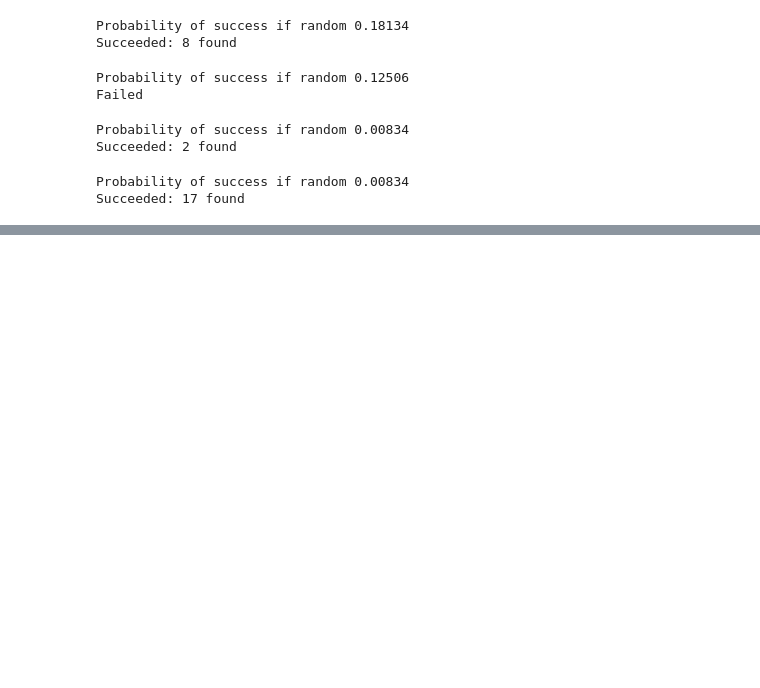
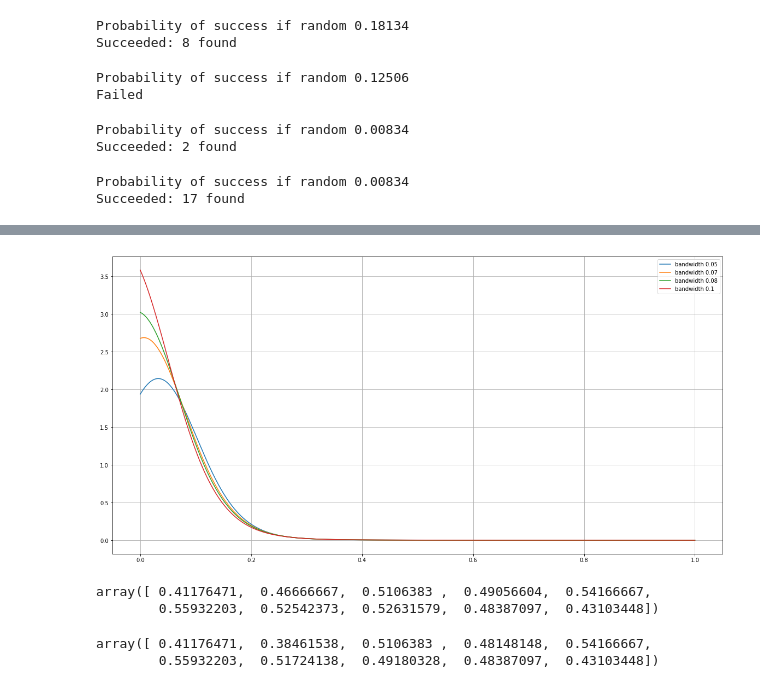
Before and after one commit to owatson/PenalizedPrediction, a Jupyter notebook: MalariaRedoAppendix2.ipynb, the cells around one changed output, grey strips where cells are left out. Drawn from its saved outputs; the diff is of its cells as text; code cells hidden in the pictures; blank space fills up the shorter version.

```diff
--- a/MalariaRedoAppendix2.ipynb
+++ b/MalariaRedoAppendix2.ipynb
@@ -486,0 +663,25 @@ Succeeded: 17 found
+# %%
+# Same plot as earlier - but with all the bandwith
+for bandwith in [0.05, 0.07, 0.08, 0.1]:
+    X = all_dists_long_n2[~np.isnan(all_dists_long_n2)][:, np.newaxis]
+    kde = KernelDensity(kernel='gaussian', bandwidth=bandwith).fit(X)
+    log_densrA = kde.score_samples(X_plot)
+    X = all_AdistsN2[~np.isnan(all_AdistsN2)][:, np.newaxis]
+    kde = KernelDensity(kernel='gaussian', bandwidth=bandwith).fit(X)
+    log_densAA = kde.score_samples(X_plot)
+    plt.plot(X_plot[:,0], fa * np.exp(log_densAA - log_densRA), label='bandwidth ' + str(bandwith))
+grid(True)
+legend(loc='best')
+savefig('bandwidth_long_n2.png')
+# %% [output]
+[figure, added]
+# %%
+all_dists_long_n2[:10]
+# %% [output]
+array([ 0.41176471,  0.46666667,  0.5106383 ,  0.49056604,  0.54166667,
+        0.55932203,  0.52542373,  0.52631579,  0.48387097,  0.43103448])
+# %%
+all_dists_long[:10]
+# %% [output]
+array([ 0.41176471,  0.38461538,  0.5106383 ,  0.48148148,  0.54166667,
+        0.55932203,  0.51724138,  0.49180328,  0.48387097,  0.43103448])
```
Also changed, not shown: parts of 38 cells of this notebook, 11 other files.
